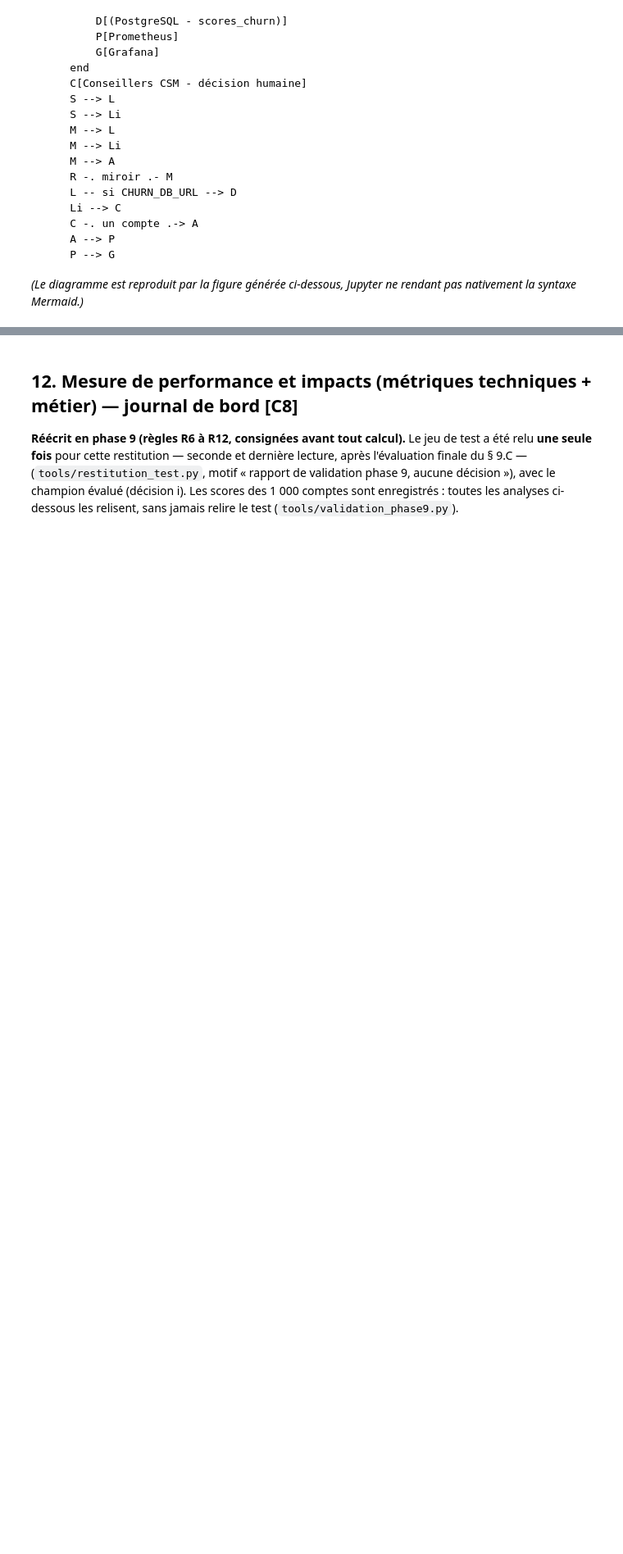
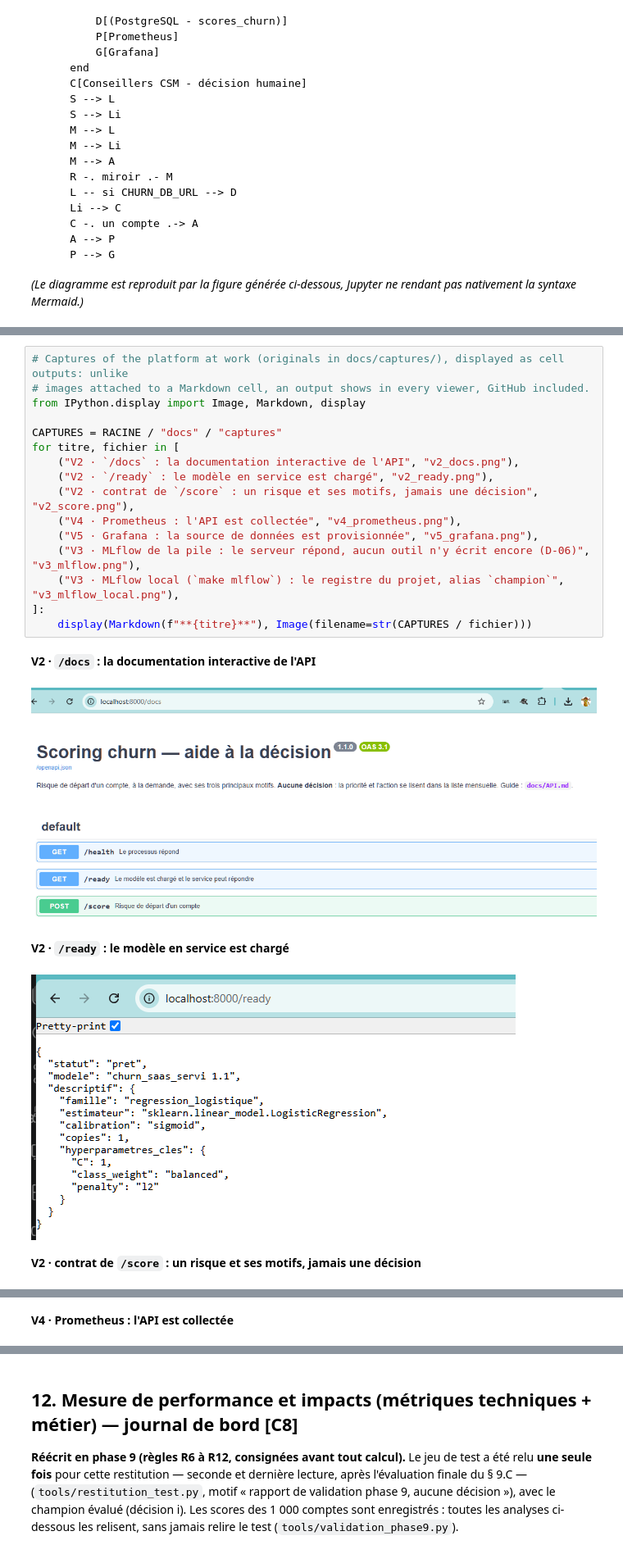
Before and after one commit to air-jaja/ai4me, a Jupyter notebook: notebooks/cas_usage_churn_saas.ipynb, the cells around one changed output, grey strips where cells are left out. Shown at 82% size. Saved outputs shown, nothing was run; the diff lists cells and outputs as text; blank space fills up the shorter version.

```diff
--- a/notebooks/cas_usage_churn_saas.ipynb
+++ b/notebooks/cas_usage_churn_saas.ipynb
@@ -2868,0 +2857,22 @@ du plan d'actions (V2 à V5) ; les originaux sont dans `docs/captures/`.
+# %%
+# Captures of the platform at work (originals in docs/captures/), displayed as cell outputs: unlike
+# images attached to a Markdown cell, an output shows in every viewer, GitHub included.
+from IPython.display import Image, Markdown, display
+
+CAPTURES = RACINE / "docs" / "captures"
+for titre, fichier in [
+    ("V2 · `/docs` : la documentation interactive de l'API", "v2_docs.png"),
+    ("V2 · `/ready` : le modèle en service est chargé", "v2_ready.png"),
+    ("V2 · contrat de `/score` : un risque et ses motifs, jamais une décision", "v2_score.png"),
+    ("V4 · Prometheus : l'API est collectée", "v4_prometheus.png"),
+    ("V5 · Grafana : la source de données est provisionnée", "v5_grafana.png"),
+    ("V3 · MLflow de la pile : le serveur répond, aucun outil n'y écrit encore (D-06)", "v3_mlflow.png"),
+    ("V3 · MLflow local (`make mlflow`) : le registre du projet, alias `champion`", "v3_mlflow_local.png"),
+]:
+    display(Markdown(f"**{titre}**"), Image(filename=str(CAPTURES / fichier)))
+# %% [output]
+**V2 · `/docs` : la documentation interactive de l'API**
+[figure, added]
+**V2 · `/ready` : le modèle en service est chargé**
+[figure, added]
+**V2 · contrat de `/score` : un risque et ses motifs, jamais une décision**
@@ -2868,0 +2880 @@ du plan d'actions (V2 à V5) ; les originaux sont dans `docs/captures/`.
+**V4 · Prometheus : l'API est collectée**
```
Also changed, not shown: parts of 27 cells of this notebook, 6 other files.
